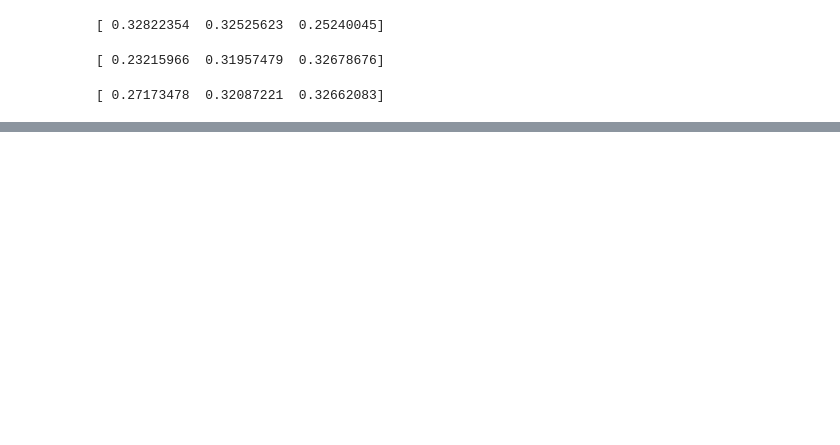
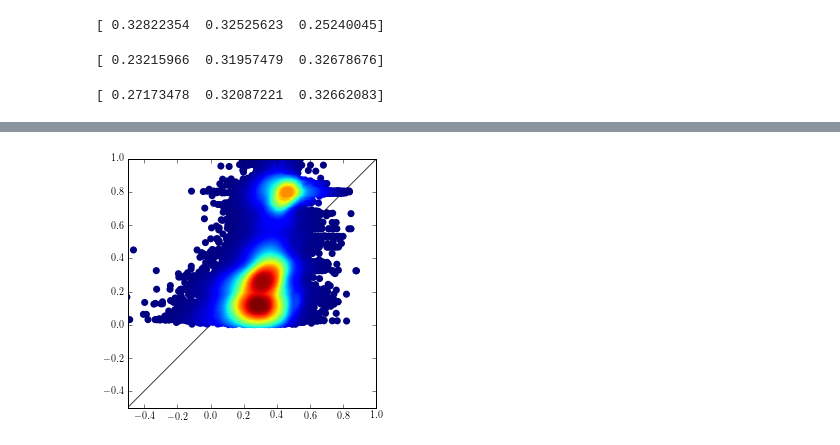
Before and after one commit to citp/namecoin-analysis, a Jupyter notebook: Regression/Untitled1.ipynb, the cells around one changed output, grey strips where cells are left out. Drawn from its saved outputs; the diff is of its cells as text; code cells hidden in the pictures; blank space fills up the shorter version.

```diff
--- a/Regression/Untitled1.ipynb
+++ b/Regression/Untitled1.ipynb
@@ -263,0 +357,10 @@ print(score)
+# %%
+fig, ax = plt.subplots()
+ax.scatter(x, y, c=z, s=50, edgecolor='')
+ax.plot([-.5,1], [-.5, 1], 'k-', alpha=0.75, zorder=0)
+ax.set_aspect('equal')
+ax.set_xlim([-.5,1])
+ax.set_ylim([-.5,1])
+plt.show()
+# %% [output]
+[figure, added]
```
Also changed, not shown: parts of 26 cells of this notebook.
